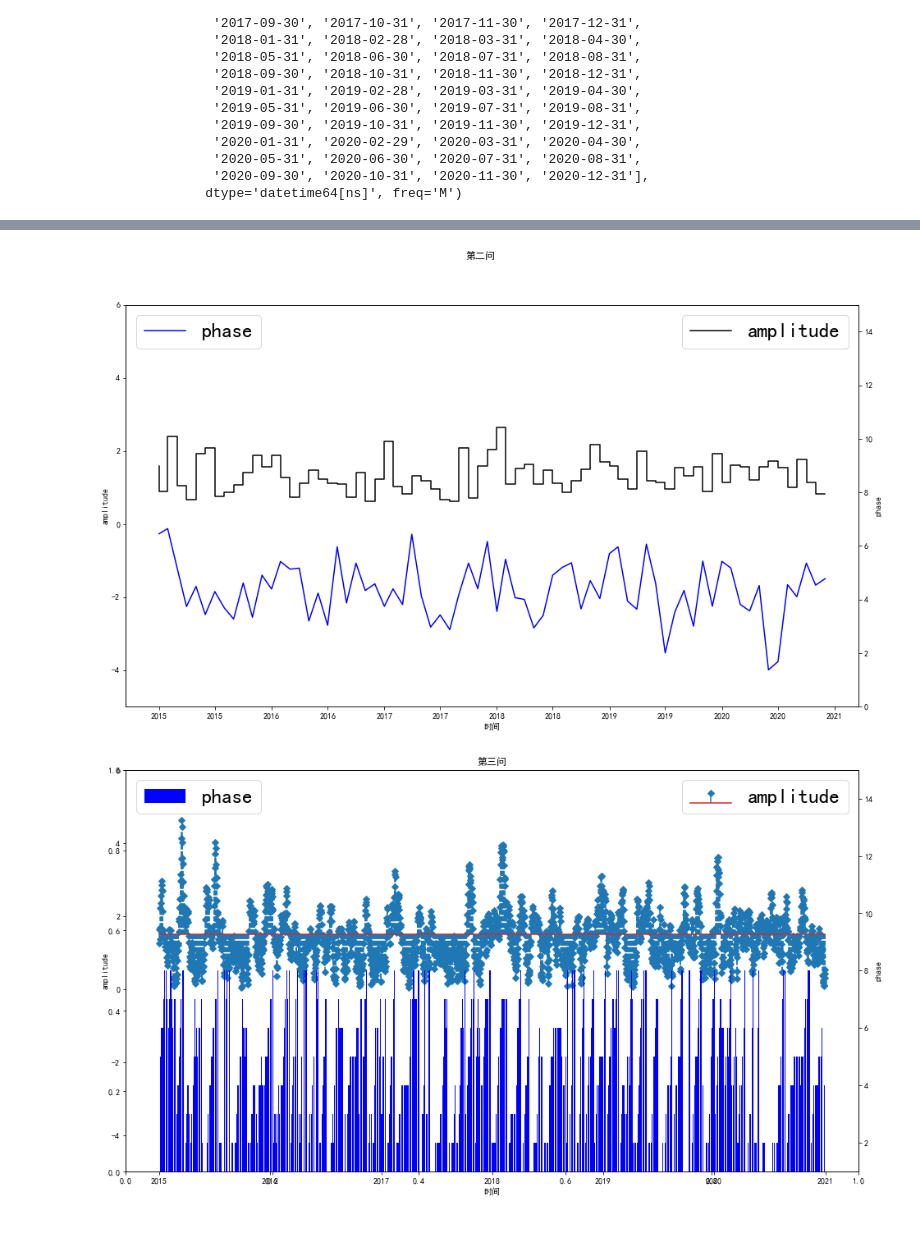
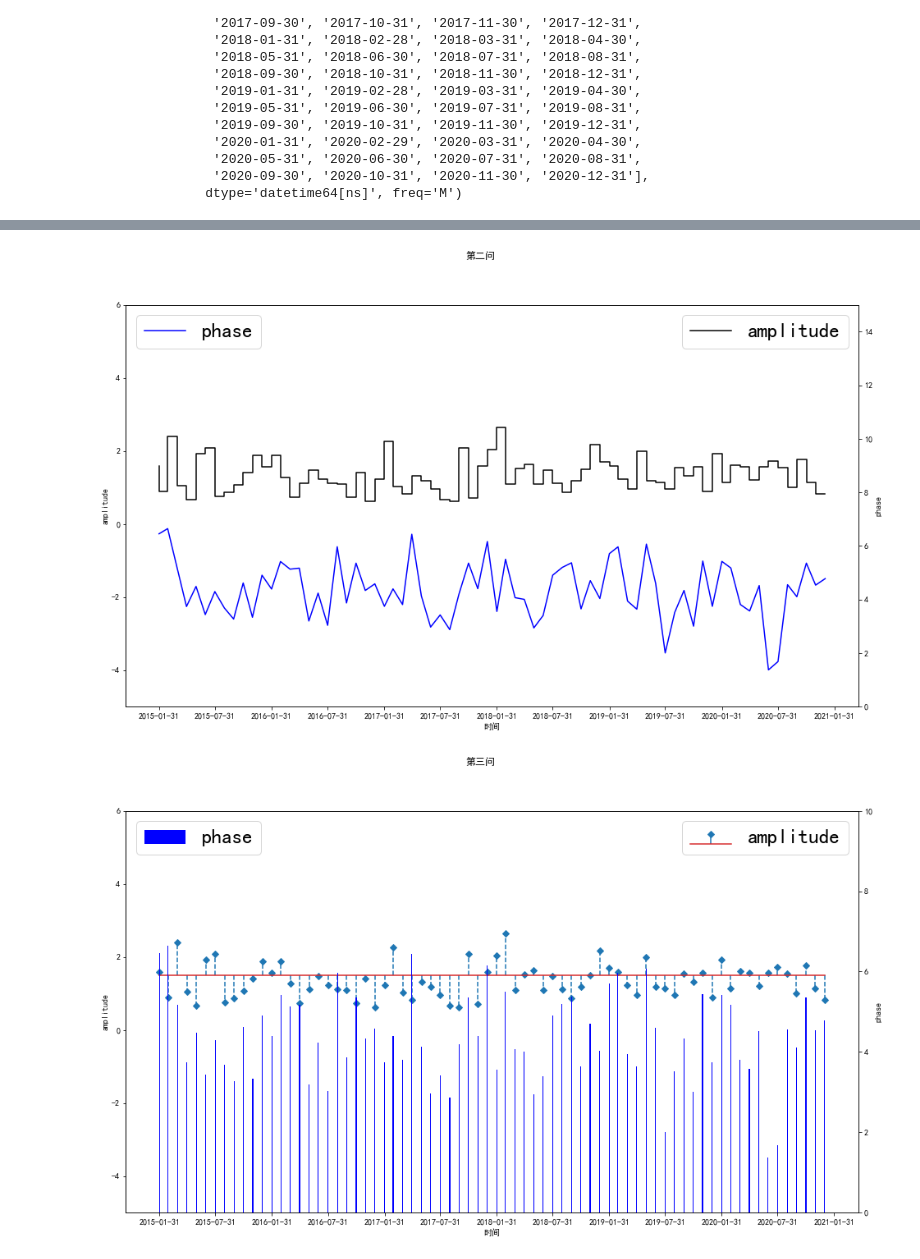
Before and after one commit to linbuer233/MyPythonPractice, a Jupyter notebook: python作业/Pythonhomework8.ipynb, the cells around one changed output, grey strips where cells are left out. Drawn from its saved outputs; the diff is of its cells as text; code cells hidden in the pictures; blank space fills up the shorter version.

```diff
--- a/python作业/Pythonhomework8.ipynb
+++ b/python作业/Pythonhomework8.ipynb
@@ -51,8 +51,8 @@ df
 72 rows × 8 columns
 # %%
 #读取2015-2020的数据
-amp = df.loc[df['year'].isin(np.arange(2015, 2021, 1))]['amplitude']
-phase = df.loc[df['year'].isin(np.arange(2015, 2021, 1))]['phase']
+amp = df['amplitude']
+phase = df['phase']
 time = pd.date_range('20150101', '20201231', freq='1m')
 # %%
 amp
@@ -141,21 +141,22 @@ ax1.legend(loc='upper left',fontsize=25)
 ax1.set_ylim(0,15)
 plt.savefig('../pythonhome82.png')
 # %% [output]
-[figure, old version]
+[figure, new version]
 # %%
 fig=plt.figure(figsize=(16,9))
-fig.title('第三问')
+fig.suptitle('第三问')
 ax=fig.subplots(1, 1)
 ax.stem(time,amp,linefmt='--',markerfmt='D',bottom=1.5,label='amplitude')
 ax.yaxis.set_label_text('amplitude')
 ax.xaxis.set_label_text('时间')
 ax.legend(loc='best',fontsize=25)
 ax.set_ylim(-5,6)
 ax1=ax.twinx()
-ax1.bar(time,phase,color='b',label='phase')
+ax1.bar(time,phase,width=3,color='b',label='phase')
+ax1.set_xticks(pd.date_range('20150101',periods=13,freq='6m'))
 ax1.yaxis.set_label_text('phase')
 ax1.legend(loc='upper left',fontsize=25)
-ax1.set_ylim(1,15)
+ax1.set_ylim(0,10)
 plt.savefig('../pythonhome83.png')
 # %% [output]
-[figure, old version]
+[figure, new version]
```
Also changed, not shown: parts of 1 cell of this notebook.
